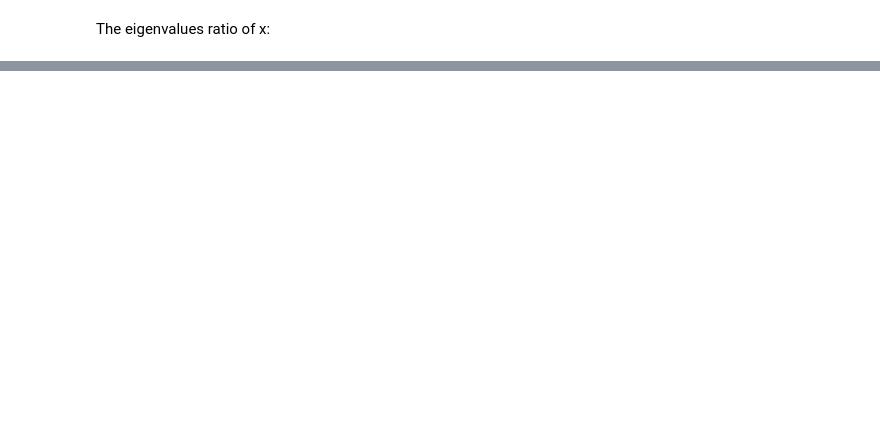
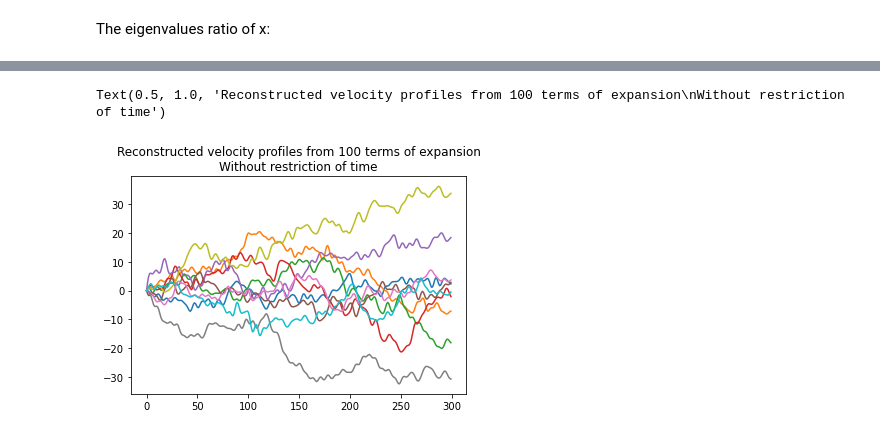
Before and after one commit to thinhhoang95/anomaly-detection-ngsim2, a Jupyter notebook: pwms_spherical/potato.ipynb, the cells around one changed output, grey strips where cells are left out. Saved outputs shown, nothing was run; the diff lists cells and outputs as text; code cells hidden in the pictures; blank space fills up the shorter version.

```diff
--- a/pwms_spherical/potato.ipynb
+++ b/pwms_spherical/potato.ipynb
@@ -89,0 +86,14 @@ for r in range(length_of_trajs):
+# %%
+wiener = np.zeros((num_of_trajs, length_of_trajs))
+wiener_terms = 100
+t = np.arange(length_of_trajs)/length_of_trajs
+for k in range(wiener_terms):
+    for i in range(num_of_trajs):
+        Ak = norm.rvs(scale=1/((k+0.5)*np.pi))
+        wiener[i,:] += np.sqrt(length_of_trajs) * Ak * np.sqrt(2) * np.sin((k+0.5)*np.pi*t)
+for i in trajs_to_plot:
+    plt.plot(wiener[i,:])
+plt.title('Reconstructed velocity profiles from {:d} terms of expansion\nWithout restriction of time'.format(wiener_terms))
+# %% [output]
+Text(0.5, 1.0, 'Reconstructed velocity profiles from 100 terms of expansion\nWithout restriction of time')
+[figure, added]
```
Also changed, not shown: parts of 42 cells of this notebook.
